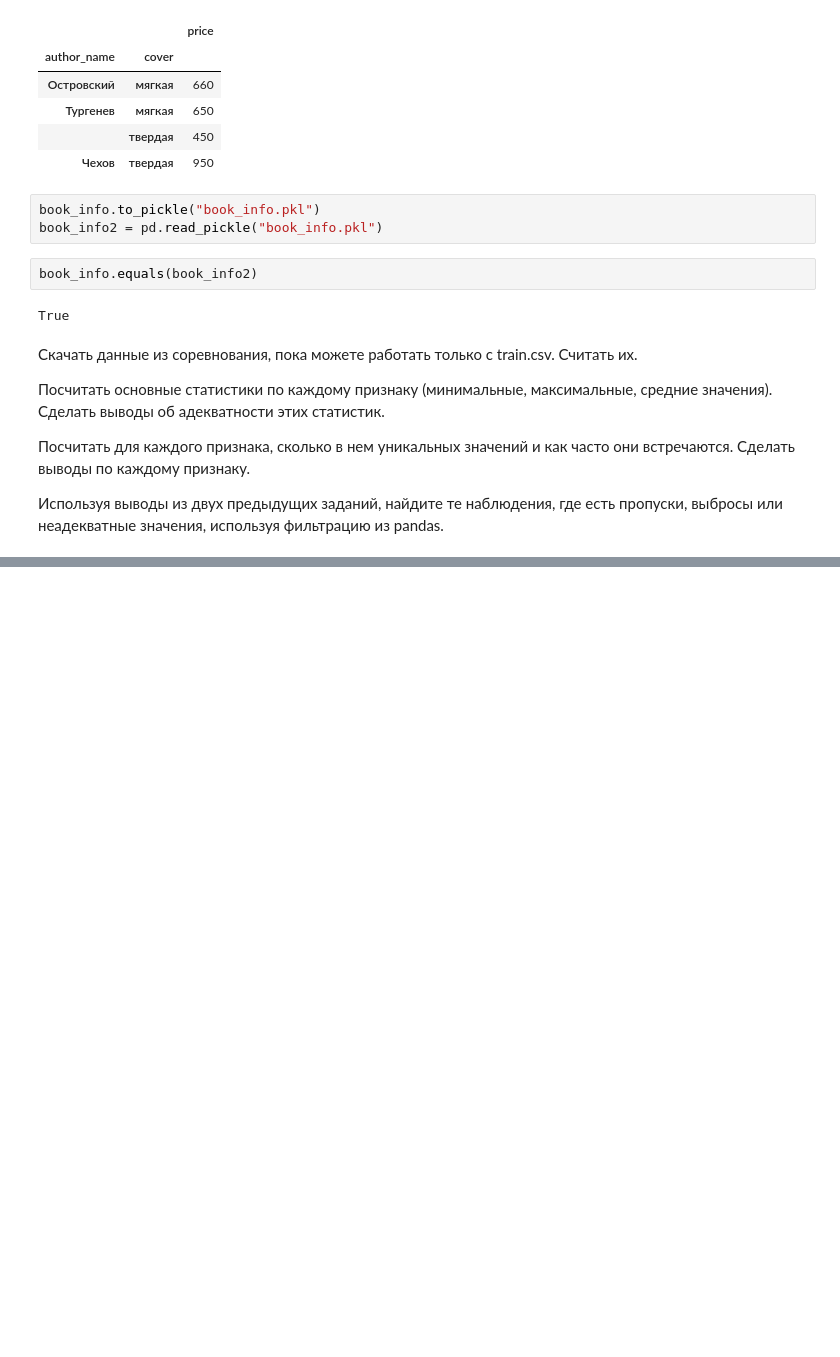
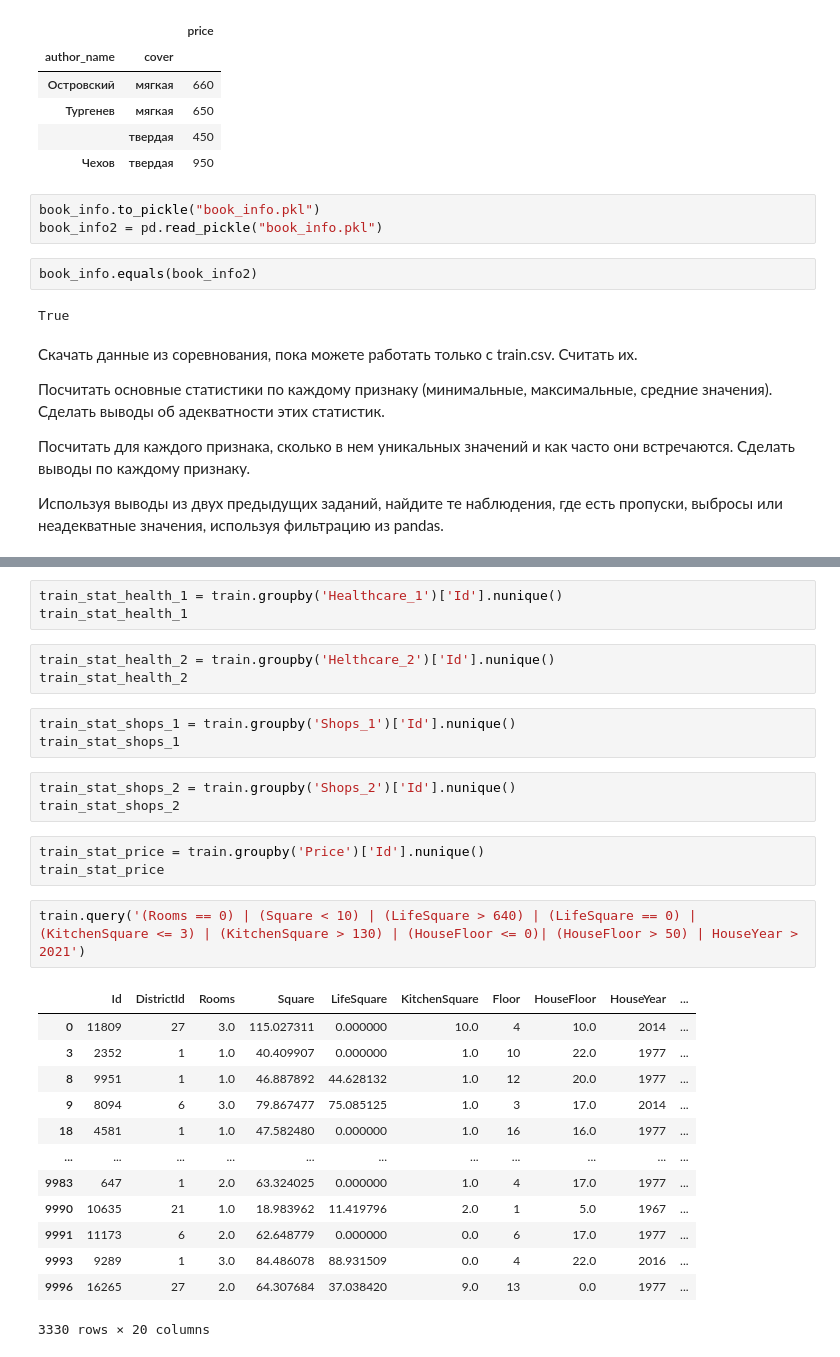
Before and after one commit to OlegV12/GoogleColab, a Jupyter notebook: Lesson1.ipynb, the cells around one changed output, grey strips where cells are left out. Cells and saved outputs as stored; diff of their text form; blank space fills up the shorter version.

```diff
--- a/Lesson1.ipynb
+++ b/Lesson1.ipynb
@@ -171,0 +259,31 @@ True
+# %%
+train_stat_health_1 = train.groupby('Healthcare_1')['Id'].nunique()
+train_stat_health_1
+# %%
+train_stat_health_2 = train.groupby('Helthcare_2')['Id'].nunique()
+train_stat_health_2
+# %%
+train_stat_shops_1 = train.groupby('Shops_1')['Id'].nunique()
+train_stat_shops_1
+# %%
+train_stat_shops_2 = train.groupby('Shops_2')['Id'].nunique()
+train_stat_shops_2
+# %%
+train_stat_price = train.groupby('Price')['Id'].nunique()
+train_stat_price
+# %%
+train.query('(Rooms == 0) | (Square < 10) | (LifeSquare > 640) | (LifeSquare == 0) | (KitchenSquare <= 3) | (KitchenSquare > 130) | (HouseFloor <= 0)| (HouseFloor > 50) | HouseYear > 2021')
+# %% [output]
+|  | Id | DistrictId | Rooms | Square | LifeSquare | KitchenSquare | Floor | HouseFloor | HouseYear | ... |
+| 0 | 11809 | 27 | 3.0 | 115.027311 | 0.000000 | 10.0 | 4 | 10.0 | 2014 | ... |
+| 3 | 2352 | 1 | 1.0 | 40.409907 | 0.000000 | 1.0 | 10 | 22.0 | 1977 | ... |
+| 8 | 9951 | 1 | 1.0 | 46.887892 | 44.628132 | 1.0 | 12 | 20.0 | 1977 | ... |
+| 9 | 8094 | 6 | 3.0 | 79.867477 | 75.085125 | 1.0 | 3 | 17.0 | 2014 | ... |
+| 18 | 4581 | 1 | 1.0 | 47.582480 | 0.000000 | 1.0 | 16 | 16.0 | 1977 | ... |
+| ... | ... | ... | ... | ... | ... | ... | ... | ... | ... | ... |
+| 9983 | 647 | 1 | 2.0 | 63.324025 | 0.000000 | 1.0 | 4 | 17.0 | 1977 | ... |
+| 9990 | 10635 | 21 | 1.0 | 18.983962 | 11.419796 | 2.0 | 1 | 5.0 | 1967 | ... |
+| 9991 | 11173 | 6 | 2.0 | 62.648779 | 0.000000 | 0.0 | 6 | 17.0 | 1977 | ... |
+| 9993 | 9289 | 1 | 3.0 | 84.486078 | 88.931509 | 0.0 | 4 | 22.0 | 2016 | ... |
+| 9996 | 16265 | 27 | 2.0 | 64.307684 | 37.038420 | 9.0 | 13 | 0.0 | 1977 | ... |
+3330 rows × 20 columns
```
Also changed, not shown: parts of 16 cells of this notebook.
